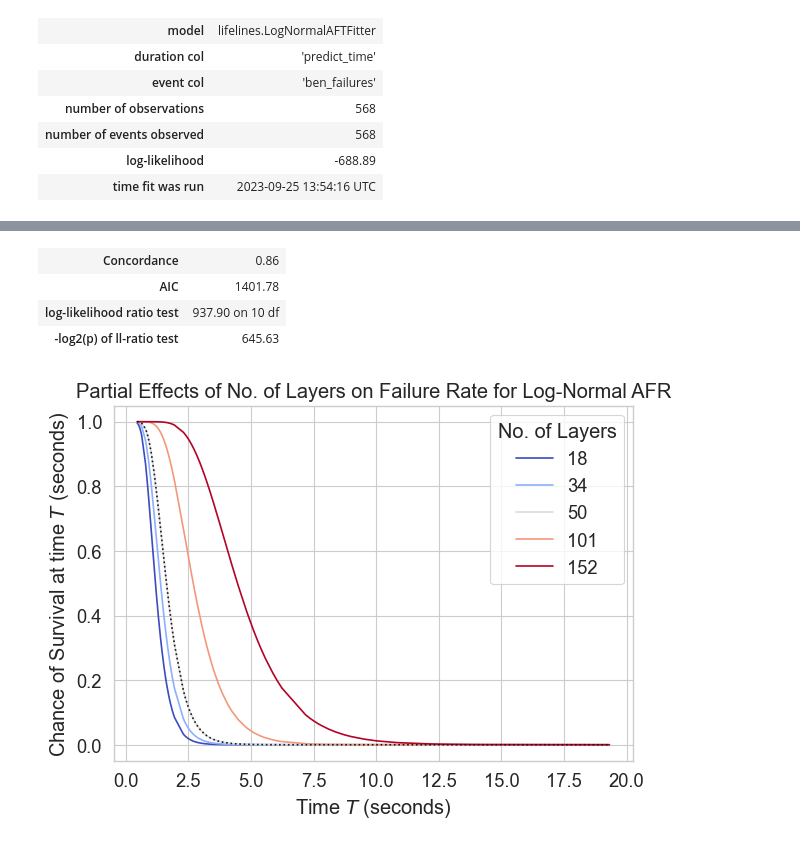
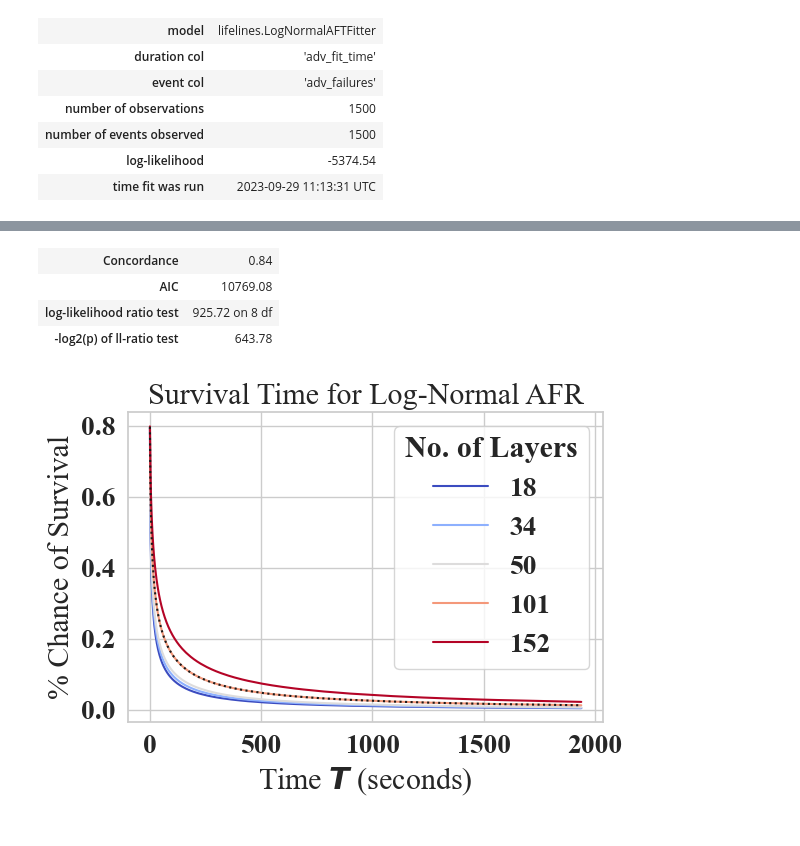
Before and after one commit to simplymathematics/deckard, a Jupyter notebook: examples/pytorch/weibull.ipynb, the cells around one changed output, grey strips where cells are left out. Cells and saved outputs as stored; diff of their text form; code cells hidden in the pictures.

```diff
--- a/examples/pytorch/weibull.ipynb
+++ b/examples/pytorch/weibull.ipynb
@@ -162,14 +168,14 @@ def clean_data_for_aft(
 
 
 kwarg_list = [
-    "accuracy",
+    # "accuracy",
     "train_time",
     "predict_time",
     "atk_value",
     "def_value",
     "data.sample.random_state",
     "adv_failure_rate",
-    "failure_rate",
+    # "failure_rate",
     "model_layers",
     "adv_fit_time",
     # "atk_param",
@@ -186,10 +192,10 @@ kwarg_list = [
 
 # cleaned['accuracy'] = y
 # %%
-data.loc[:, "adv_failures"] = (1 - data.loc[:, "adv_accuracy"]) * 100
-data.loc[:, "ben_failures"] = (1 - data.loc[:, "accuracy"]) * 100
-target = "ben_failures"
-duration_col = "predict_time"
+data.loc[:, "adv_failures"] = (1 - data.loc[:, "adv_accuracy"])
+data.loc[:, "ben_failures"] = (1 - data.loc[:, "accuracy"])
+target = "adv_failures"
+duration_col = "adv_fit_time"
 cleaned, y, data = clean_data_for_aft(data, kwarg_list,  target=target)
 X_train, X_test, y_train, y_test = train_test_split(cleaned, y,  test_size=0.2, random_state=42)
 assert target in cleaned, f"Target {target} not in dataframe with columns {cleaned.columns}"
@@ -408,7 +410,7 @@ log_normal_graph, lnt = plot_aft(
     "log_normal_aft.pdf",
     target,
     duration_col,
-    "Log Normal AFT Model",
+    "Log Normal AFR Model",
     "log_normal",
     replacement_dict=log_normal_dict,
 )
@@ -420,8 +422,8 @@ lnt_partial = plot_partial_effects(
     covariate_array = "model_layers",
     values_array = [18, 34, 50, 101, 152],
     replacement_dict=log_normal_dict,
-    title="Partial Effects of No. of Layers on Failure Rate for Log-Normal AFR",
-    ylabel="Chance of Survival at time $T$ (seconds)",
+    title="Survival Time for Log-Normal AFR",
+    ylabel="% Chance of Survival",
     xlabel="Time $T$ (seconds)",
     legend_kwargs={"title" : "No. of Layers", "labels" : ["18", "34", "50", "101", "152"]},
 )
@@ -430,8 +432,8 @@ lnt_partial = plot_partial_effects(
 | model | lifelines.LogNormalAFTFitter |
-| duration col | 'predict_time' |
-| event col | 'ben_failures' |
-| number of observations | 568 |
-| number of events observed | 568 |
-| log-likelihood | -688.89 |
-| time fit was run | 2023-09-25 13:54:16 UTC |
+| duration col | 'adv_fit_time' |
+| event col | 'adv_failures' |
+| number of observations | 1500 |
+| number of events observed | 1500 |
+| log-likelihood | -5374.54 |
+| time fit was run | 2023-09-29 11:13:31 UTC |
 |  |  | coef | exp(coef) | se(coef) | coef lower 95% | coef upper 95% | exp(coef) lower 95% | ... |
@@ -450,8 +450,8 @@ lnt_partial = plot_partial_effects(
-| Concordance | 0.86 |
-| AIC | 1401.78 |
-| log-likelihood ratio test | 937.90 on 10 df |
-| -log2(p) of ll-ratio test | 645.63 |
+| Concordance | 0.84 |
+| AIC | 10769.08 |
+| log-likelihood ratio test | 925.72 on 8 df |
+| -log2(p) of ll-ratio test | 643.78 |
-[figure, old version]
+[figure, new version]
 # %%
 
 log_logistic_dict = {
```
Also changed, not shown: parts of 10 cells of this notebook, 9 other files.
